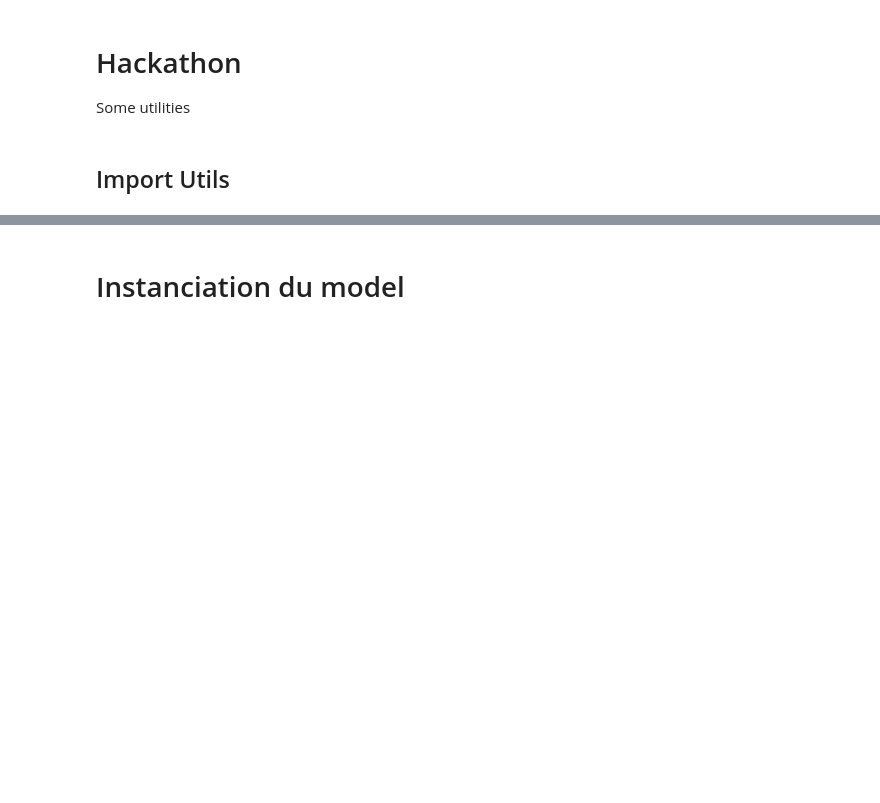
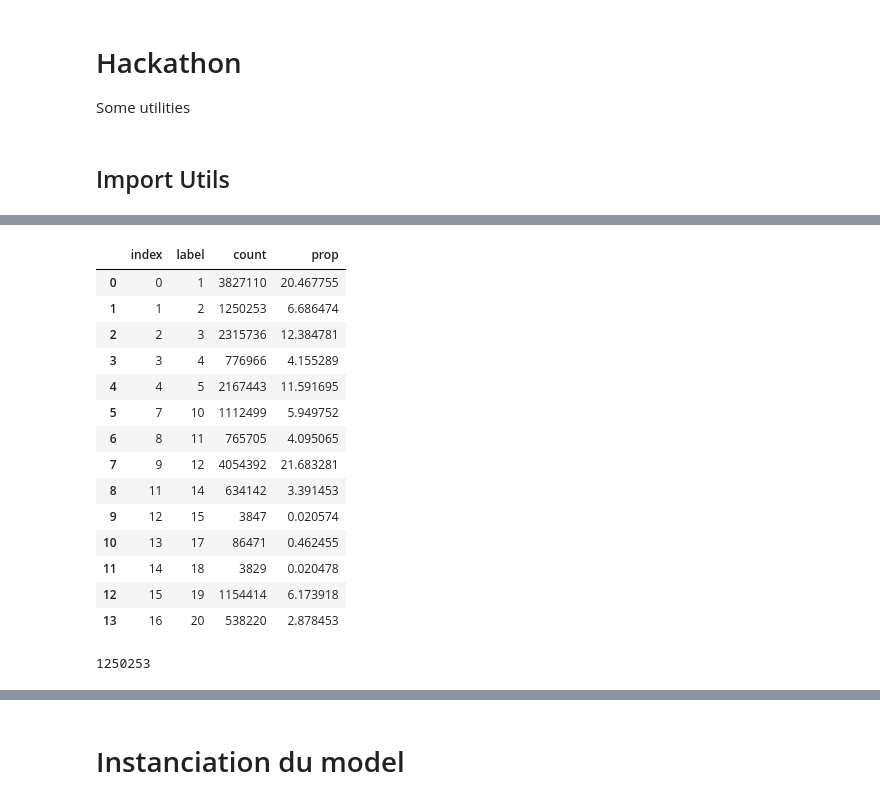
Before and after one commit to FannyRis/ChallengeHacka, a Jupyter notebook: hackathon_small/Hackathon.ipynb, the cells around one changed output, grey strips where cells are left out. Cells and saved outputs as stored; diff of their text form; code cells hidden in the pictures; blank space fills up the shorter version.

```diff
--- a/hackathon_small/Hackathon.ipynb
+++ b/hackathon_small/Hackathon.ipynb
@@ -100,0 +135,35 @@ KeyboardInterrupt:
+# %%
+##Traitement des labels : 23 -> 14
+unique, counts = np.unique(labels, return_counts=True)
+unique = pd.DataFrame(unique)
+counts = pd.DataFrame(counts)
+prop = pd.DataFrame(counts/18698240*100)
+
+labelsCountsfull = pd.concat([unique, counts,prop], axis=1, join_axes=[unique.index])
+labelsCountsfull.columns = ['label','count','prop']
+labelsCountsfull
+minProp = 0.02
+labelsCountsFiltered = labelsCountsfull[labelsCountsfull['prop']>minProp]
+labelsCountsFiltered = labelsCountsFiltered.reset_index()
+# %%
+labelsCountsFiltered
+# %% [output]
+|  | index | label | count | prop |
+| 0 | 0 | 1 | 3827110 | 20.467755 |
+| 1 | 1 | 2 | 1250253 | 6.686474 |
+| 2 | 2 | 3 | 2315736 | 12.384781 |
+| 3 | 3 | 4 | 776966 | 4.155289 |
+| 4 | 4 | 5 | 2167443 | 11.591695 |
+| 5 | 7 | 10 | 1112499 | 5.949752 |
+| 6 | 8 | 11 | 765705 | 4.095065 |
+| 7 | 9 | 12 | 4054392 | 21.683281 |
+| 8 | 11 | 14 | 634142 | 3.391453 |
+| 9 | 12 | 15 | 3847 | 0.020574 |
+| 10 | 13 | 17 | 86471 | 0.462455 |
+| 11 | 14 | 18 | 3829 | 0.020478 |
+| 12 | 15 | 19 | 1154414 | 6.173918 |
+| 13 | 16 | 20 | 538220 | 2.878453 |
+# %%
+labelsCountsFiltered.iloc[1,2]
+# %% [output]
+1250253
```
Also changed, not shown: parts of 12 cells of this notebook.
